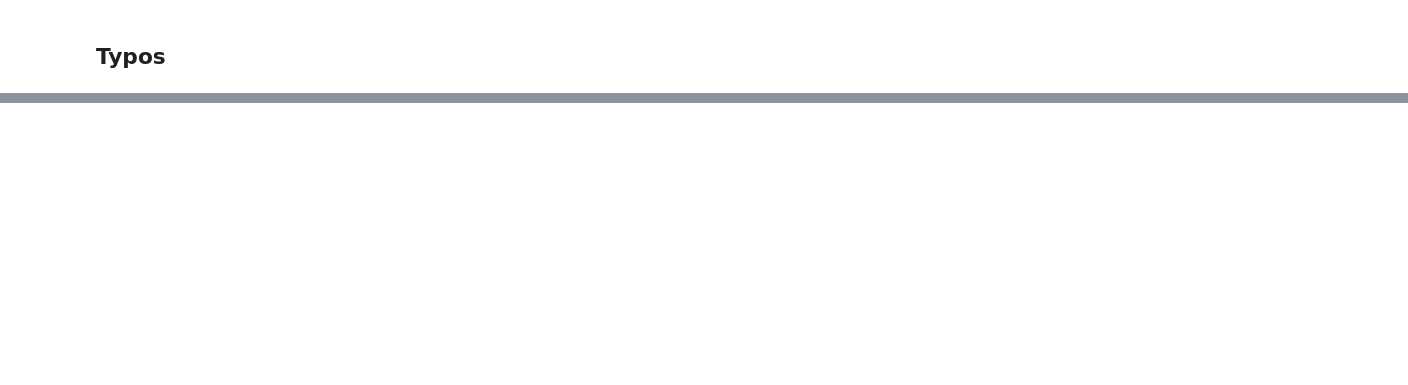
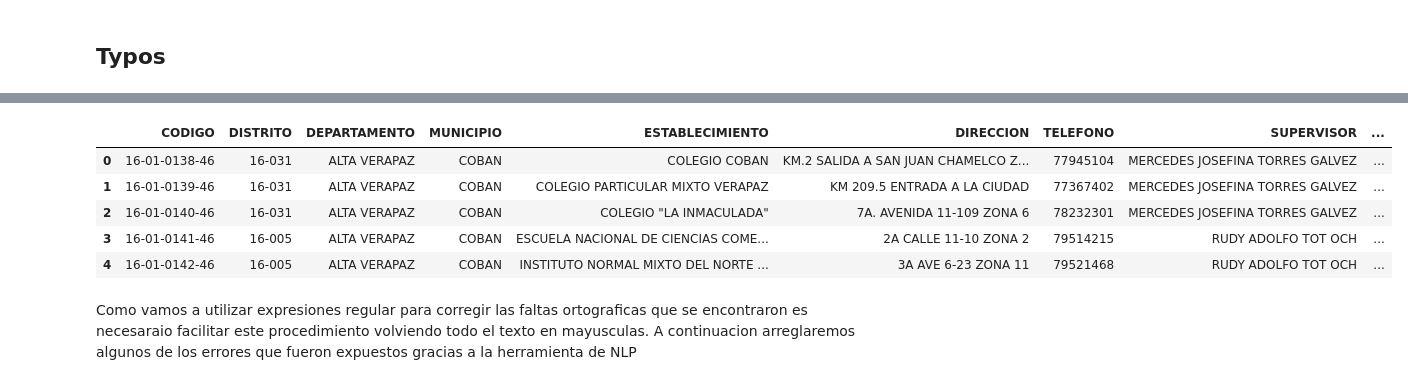
Before and after one commit to Aristondo01/Limpieza_Datos_DS_P1, a Jupyter notebook: Limpieza.ipynb, the cells around one changed output, grey strips where cells are left out. Drawn from its saved outputs; the diff is of its cells as text; code cells hidden in the pictures; blank space fills up the shorter version.

```diff
--- a/Limpieza.ipynb
+++ b/Limpieza.ipynb
@@ -259,14 +249,0 @@ El data frame de  zacapa_diversificado tiene:  129  tildes
-# %%
-
-# Definir una función para eliminar las tildes de un texto
-def quitar_tildes(texto):
-    return unidecode(texto)
-
-
-
-for df in range(len(dfs)):
-    dfs[df] = dfs[df].applymap(str)
-    dfs[df] = dfs[df].applymap(quitar_tildes)
-    texto_df = dfs[df].to_string(index=False)
-    conteo_tildes_por_columna = contar_tildes(texto_df)
-    print("El data frame de ",dfs_names[df],"tiene: ",conteo_tildes_por_columna," tildes")
@@ -356,17 +317,19 @@ El dataframe jutiapa_diversificado tiene 82 NA's
 3  ALTA VERAPAZ
 4  ALTA VERAPAZ
 # %%
-# Checkear formate de números
-i = 0
-for df in dfs:
-    print("Numeros de telefonos en mal formato para", dfs_names[i])
-    i += 1
-    df_temp = df.copy()
-    telefonos_no_validos = df_temp[~df_temp["TELEFONO"].astype(str).str.match(r'^\d{8}$')]
-    telefonos_no_validos["TELEFONO"] = telefonos_no_validos["TELEFONO"].replace("nan", np.nan)
-    telefonos_no_validos = telefonos_no_validos.dropna(subset=["TELEFONO"])
-    if not telefonos_no_validos.empty:
-        print(telefonos_no_validos["TELEFONO"])
+# Checkear formato de números
+def check_number_format(column):
+    i = 0
+    for df in dfs:
+        print("Numeros de telefonos en mal formato para", dfs_names[i])
+        i += 1
+        df_temp = df.copy()
+        telefonos_no_validos = df_temp[~df_temp[column].astype(str).str.match(r'^\d{8}$')]
+        telefonos_no_validos = telefonos_no_validos.dropna(subset=[column])
+        if not telefonos_no_validos.empty:
+            print(telefonos_no_validos[column])
+
+check_number_format("TELEFONO")
 # %% [output]
 Numeros de telefonos en mal formato para alta_verapaz_diversificado
 129    79504027-79504028
@@ -438,0 +484,15 @@ See the caveats in the documentation: https://pandas.pydata.org/pandas-docs/stab
+# %%
+for df in range(len(dfs)):
+    dfs[df] = dfs[df].apply(lambda x: x.upper() if type(x) == str else x)
+
+
+dfs[0].head()
+# %% [output]
+|  | CODIGO | DISTRITO | DEPARTAMENTO | MUNICIPIO | ESTABLECIMIENTO | DIRECCION | TELEFONO | SUPERVISOR | ... |
+| 0 | 16-01-0138-46 | 16-031 | ALTA VERAPAZ | COBAN | COLEGIO COBAN | KM.2 SALIDA A SAN JUAN CHAMELCO Z... | 77945104 | MERCEDES JOSEFINA TORRES GALVEZ | ... |
+| 1 | 16-01-0139-46 | 16-031 | ALTA VERAPAZ | COBAN | COLEGIO PARTICULAR MIXTO VERAPAZ | KM 209.5 ENTRADA A LA CIUDAD | 77367402 | MERCEDES JOSEFINA TORRES GALVEZ | ... |
+| 2 | 16-01-0140-46 | 16-031 | ALTA VERAPAZ | COBAN | COLEGIO "LA INMACULADA" | 7A. AVENIDA 11-109 ZONA 6 | 78232301 | MERCEDES JOSEFINA TORRES GALVEZ | ... |
+| 3 | 16-01-0141-46 | 16-005 | ALTA VERAPAZ | COBAN | ESCUELA NACIONAL DE CIENCIAS COME... | 2A CALLE 11-10 ZONA 2 | 79514215 | RUDY ADOLFO TOT OCH | ... |
+| 4 | 16-01-0142-46 | 16-005 | ALTA VERAPAZ | COBAN | INSTITUTO NORMAL MIXTO DEL NORTE ... | 3A AVE 6-23 ZONA 11 | 79521468 | RUDY ADOLFO TOT OCH | ... |
+# %% [markdown]
+Como vamos a utilizar expresiones regular para corregir las faltas ortograficas que se encontraron es necesaraio facilitar este procedimiento volviendo todo el texto en mayusculas. A continuacion arreglaremos algunos de los errores que fueron expuestos gracias a la herramienta de NLP
```
Also changed, not shown: parts of 32 cells of this notebook, 3 other files.
